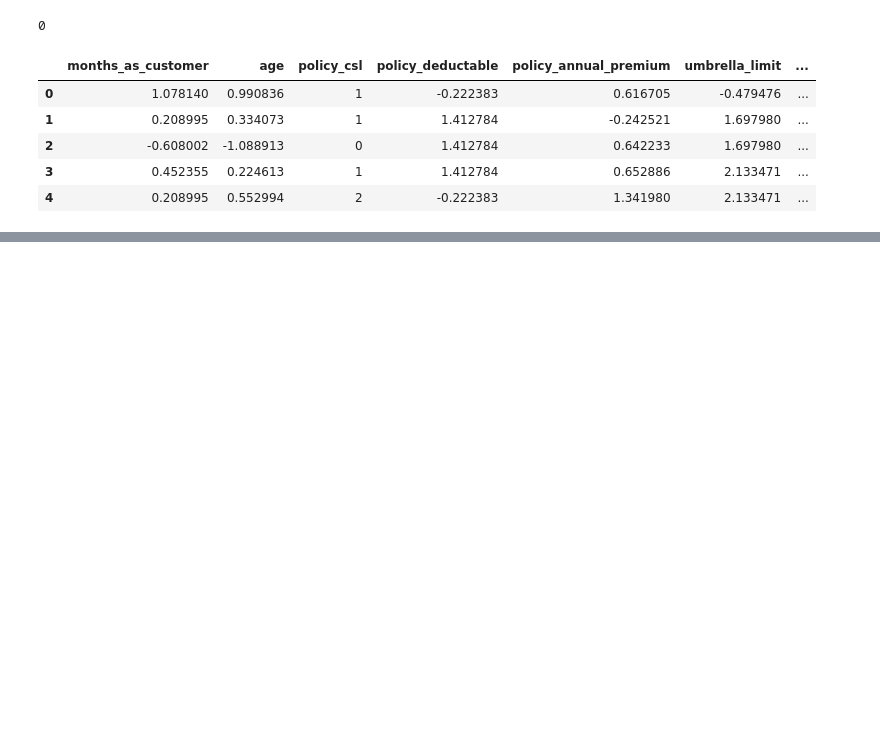
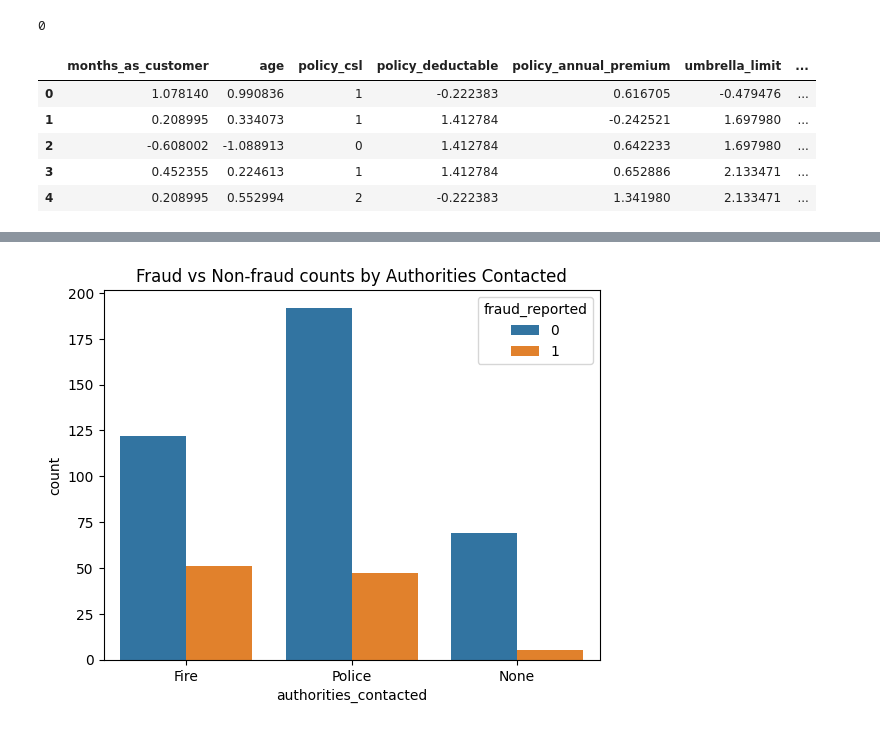
Before and after one commit to dths8/DSA4263_Vehicle-Insurance-Fraud-Detection, a Jupyter notebook: data/data_preprocessing.ipynb, the cells around one changed output, grey strips where cells are left out. Cells and saved outputs as stored; diff of their text form; code cells hidden in the pictures; blank space fills up the shorter version.

```diff
--- a/data/data_preprocessing.ipynb
+++ b/data/data_preprocessing.ipynb
@@ -271,0 +339,19 @@ df.head()
+# %%
+#count all the different authorities counted
+
+df_auth = pd.DataFrame()
+df_auth['authorities_contacted_Fire'] = x_train['authorities_contacted_Fire']
+df_auth['authorities_contacted_Police'] = x_train['authorities_contacted_Police']
+df_auth['authorities_contacted_Other'] = x_train['authorities_contacted_Other']
+df_auth['authorities_contacted_None'] = x_train['authorities_contacted_None']
+df_auth['fraud_reported'] = y_train
+print("--------------------------------------")
+print(df_auth['authorities_contacted_Fire'].value_counts())
+print(df_auth['authorities_contacted_Police'].value_counts())
+print(df_auth['authorities_contacted_Other'].value_counts())
+print(df_auth['authorities_contacted_None'].value_counts())
+print("--------------------------------------")
+#check when the fire/police/no authorities were contacted, which of those cases were fraud/not fraud
+print(df_auth[df_auth['authorities_contacted_Fire'] == 1]['fraud_reported'].value_counts())
+print(df_auth[df_auth['authorities_contacted_Police'] == 1]['fraud_reported'].value_counts())
+print(df_auth[df_auth['authorities_contacted_None'] == 1]['fraud_reported'].value_counts())
@@ -271,0 +376,21 @@ df.head()
+# %%
+# Create a melted DataFrame for plotting
+authorities_df = df_auth[['fraud_reported', 'authorities_contacted_Fire', 'authorities_contacted_Police', 'authorities_contacted_None']].copy()
+
+authorities_df_melted = authorities_df.melt(id_vars='fraud_reported',
+                                             var_name='authorities_contacted',
+                                             value_name='contacted')
+
+#print(authorities_df_melted.head())
+
+authorities_df_melted = authorities_df_melted[authorities_df_melted['contacted'] == True]
+
+# Rename the columns for better readability in the plot
+authorities_df_melted['authorities_contacted'] = authorities_df_melted['authorities_contacted'].str.replace('authorities_contacted_', '')
+
+
+sns.countplot(data=authorities_df_melted, x='authorities_contacted', hue='fraud_reported')
+plt.title("Fraud vs Non-fraud counts by Authorities Contacted")
+plt.show()
+# %% [output]
+[figure, added]
```
Also changed, not shown: parts of 26 cells of this notebook, 1 other file.
